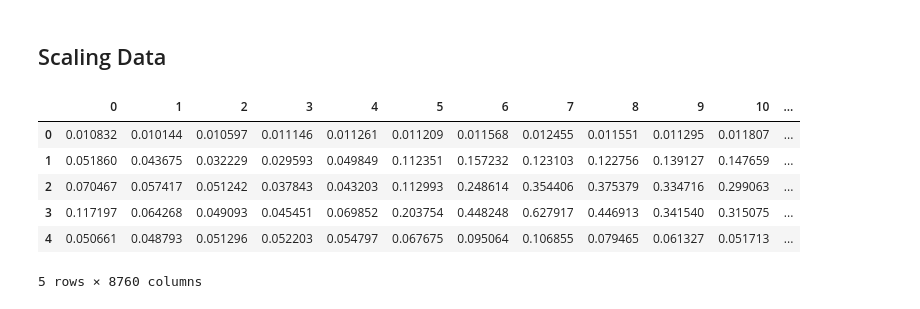
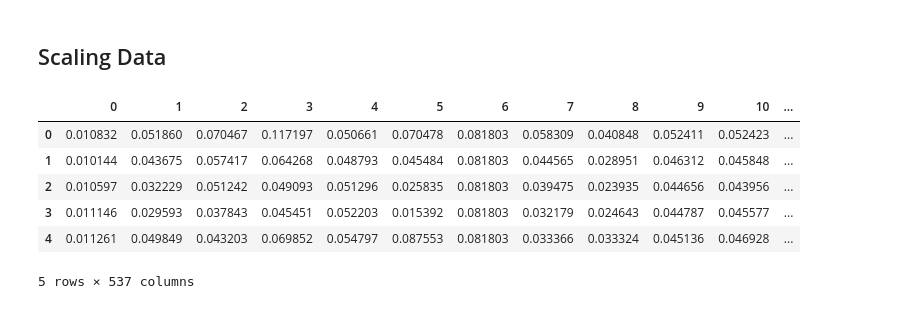
Before and after one commit to forloulhoucine/TER_Analyse-de-donnees-issues-dun-reseau-urbain, a Jupyter notebook: TER.ipynb, the cells around one changed output. Saved outputs shown, nothing was run; the diff lists cells and outputs as text; code cells hidden in the pictures.

```diff
--- a/TER.ipynb
+++ b/TER.ipynb
@@ -610,14 +610,13 @@ fig.legend(["Ete","Automne","Printemps","Hiver"],loc=2)
 # %%
 Ct=C.T
 scaler = MinMaxScaler()
 C=pd.DataFrame(scaler.fit_transform(Ct))
-C=C.T
 C.head()
 # %% [output]
 |  | 0 | 1 | 2 | 3 | 4 | 5 | 6 | 7 | 8 | 9 | 10 | ... |
-| 0 | 0.010832 | 0.010144 | 0.010597 | 0.011146 | 0.011261 | 0.011209 | 0.011568 | 0.012455 | 0.011551 | 0.011295 | 0.011807 | ... |
-| 1 | 0.051860 | 0.043675 | 0.032229 | 0.029593 | 0.049849 | 0.112351 | 0.157232 | 0.123103 | 0.122756 | 0.139127 | 0.147659 | ... |
-| 2 | 0.070467 | 0.057417 | 0.051242 | 0.037843 | 0.043203 | 0.112993 | 0.248614 | 0.354406 | 0.375379 | 0.334716 | 0.299063 | ... |
-| 3 | 0.117197 | 0.064268 | 0.049093 | 0.045451 | 0.069852 | 0.203754 | 0.448248 | 0.627917 | 0.446913 | 0.341540 | 0.315075 | ... |
-| 4 | 0.050661 | 0.048793 | 0.051296 | 0.052203 | 0.054797 | 0.067675 | 0.095064 | 0.106855 | 0.079465 | 0.061327 | 0.051713 | ... |
+| 0 | 0.010832 | 0.051860 | 0.070467 | 0.117197 | 0.050661 | 0.070478 | 0.081803 | 0.058309 | 0.040848 | 0.052411 | 0.052423 | ... |
+| 1 | 0.010144 | 0.043675 | 0.057417 | 0.064268 | 0.048793 | 0.045484 | 0.081803 | 0.044565 | 0.028951 | 0.046312 | 0.045848 | ... |
+| 2 | 0.010597 | 0.032229 | 0.051242 | 0.049093 | 0.051296 | 0.025835 | 0.081803 | 0.039475 | 0.023935 | 0.044656 | 0.043956 | ... |
+| 3 | 0.011146 | 0.029593 | 0.037843 | 0.045451 | 0.052203 | 0.015392 | 0.081803 | 0.032179 | 0.024643 | 0.044787 | 0.045577 | ... |
+| 4 | 0.011261 | 0.049849 | 0.043203 | 0.069852 | 0.054797 | 0.087553 | 0.081803 | 0.033366 | 0.033324 | 0.045136 | 0.046928 | ... |
-5 rows × 8760 columns
+5 rows × 537 columns
```
Also changed, not shown: parts of 9 cells of this notebook.
